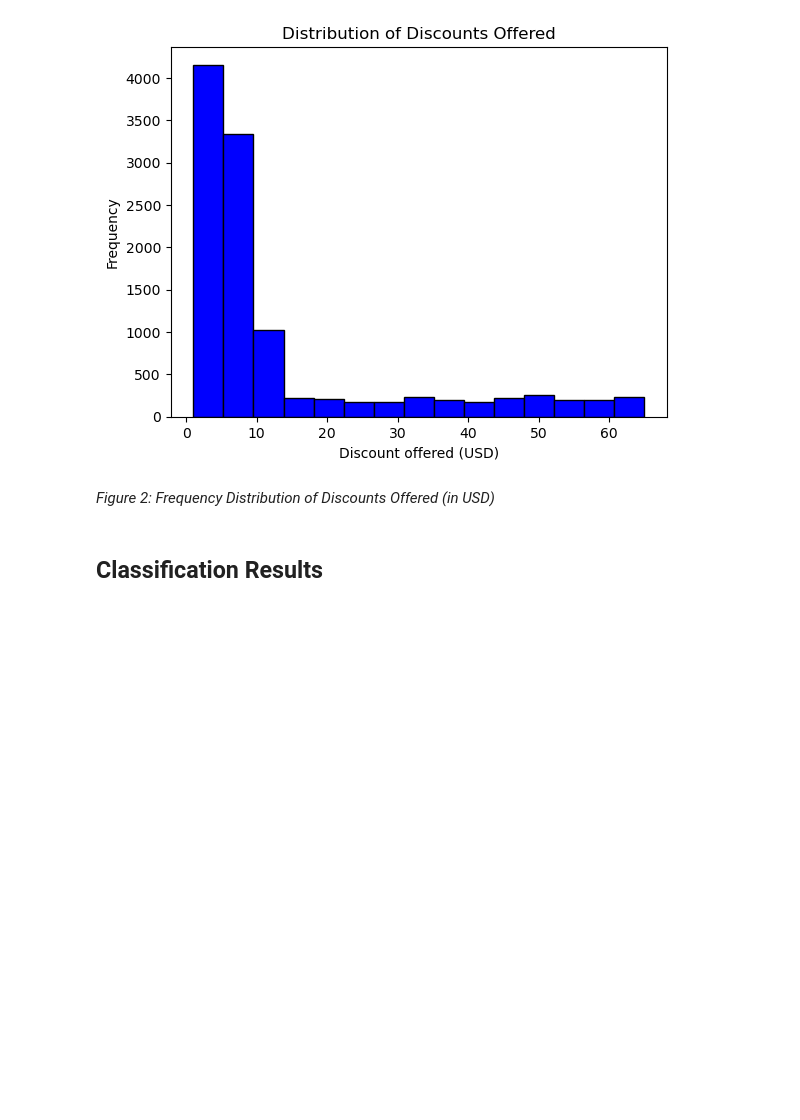
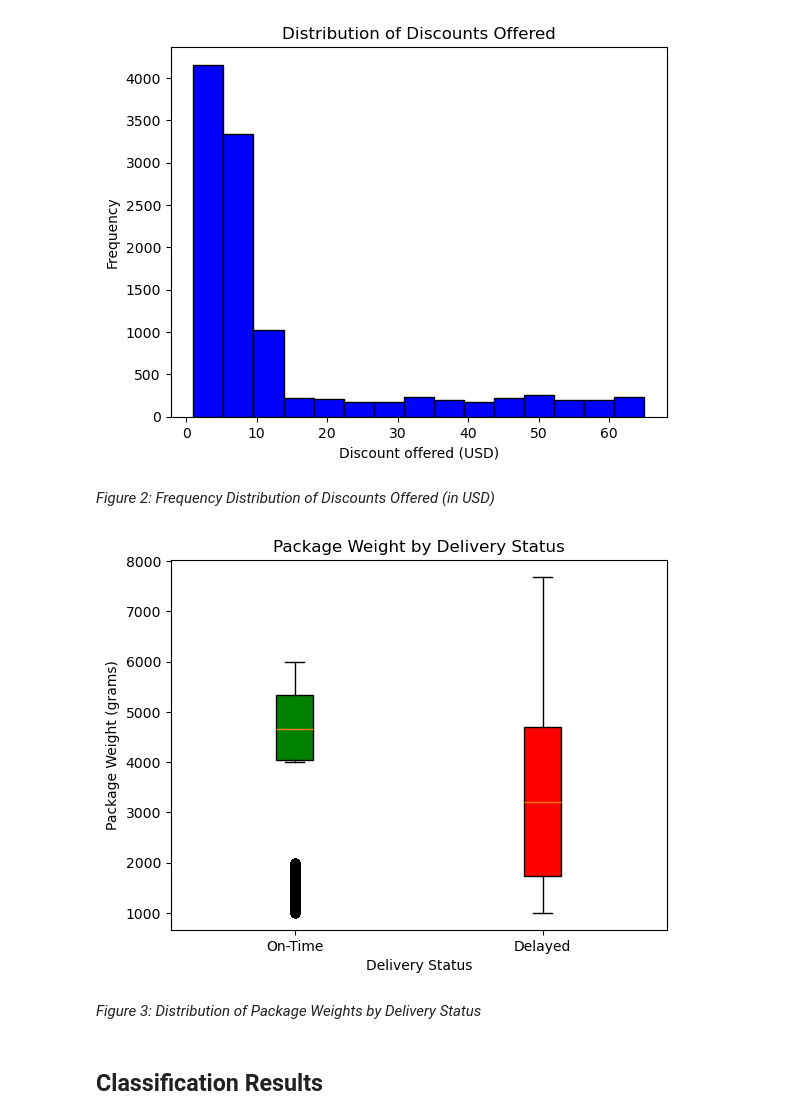
Before and after one commit to LogClev/cpsc322-ecommerce-shipping-project, a Jupyter notebook: technical_report.ipynb, the cells around one changed output. Drawn from its saved outputs; the diff is of its cells as text; code cells hidden in the pictures; blank space fills up the shorter version.

Commit message:
Added boxplot

```diff
--- a/technical_report.ipynb
+++ b/technical_report.ipynb
@@ -212,6 +212,20 @@ for row in ecommerce_table.data:
     X.append(row_cpy)
 
 train_ind, test_ind = myevaluation.random_stratified_subsample(X, y, test_size=0.33, random_state=0)
+
+X_train = []
+y_train = []
+for index in train_ind:
+    row_cpy = ecommerce_table.data[index].copy()
+    y_train.append(row_cpy.pop(on_time_index))
+    X_train.append(row_cpy)
+
+X_test = []
+y_test = []
+for index in test_ind:
+    row_cpy = ecommerce_table.data[index].copy()
+    y_test.append(row_cpy.pop(on_time_index))
+    X_test.append(row_cpy)
 # %% [markdown]
 To dive deeper into exploring our data, we can create visuals to help us further understand and grasp characteristics not inherently obvious from looking into frequencies and summary statistics alone. First, we can utilize a bar chart to visualize the class imbalance within our dataset. See *Figure 1* below:
 # %%
@@ -244,6 +258,29 @@ plt.show()
 [figure]
 # %% [markdown]
 *Figure 2: Frequency Distribution of Discounts Offered (in USD)*
+# %%
+weight_index = ecommerce_table.column_names.index("Weight_in_gms")
+weights_on_time = []
+weights_delayed = []
+for i, label in enumerate(y_train):
+    if label == 1:
+        weights_delayed.append(X_train[i][weight_index])
+    else:
+        weights_on_time.append(X_train[i][weight_index])
+
+plt.figure()
+boxes = plt.boxplot([weights_on_time, weights_delayed], tick_labels=["On-Time", "Delayed"], patch_artist=True)
+boxes["boxes"][0].set_facecolor("green")
+boxes["boxes"][1].set_facecolor("red")
+plt.title("Package Weight by Delivery Status")
+plt.ylabel("Package Weight (grams)")
+plt.xlabel("Delivery Status")
+plt.savefig("output_data/package_weight_delivery_status.png")
+plt.show()
+# %% [output]
+[figure, added]
+# %% [markdown]
+*Figure 3: Distribution of Package Weights by Delivery Status*
 # %% [markdown]
 ## **Classification Results**
 # %% [markdown]
```
Also changed, not shown: 1 other file.
